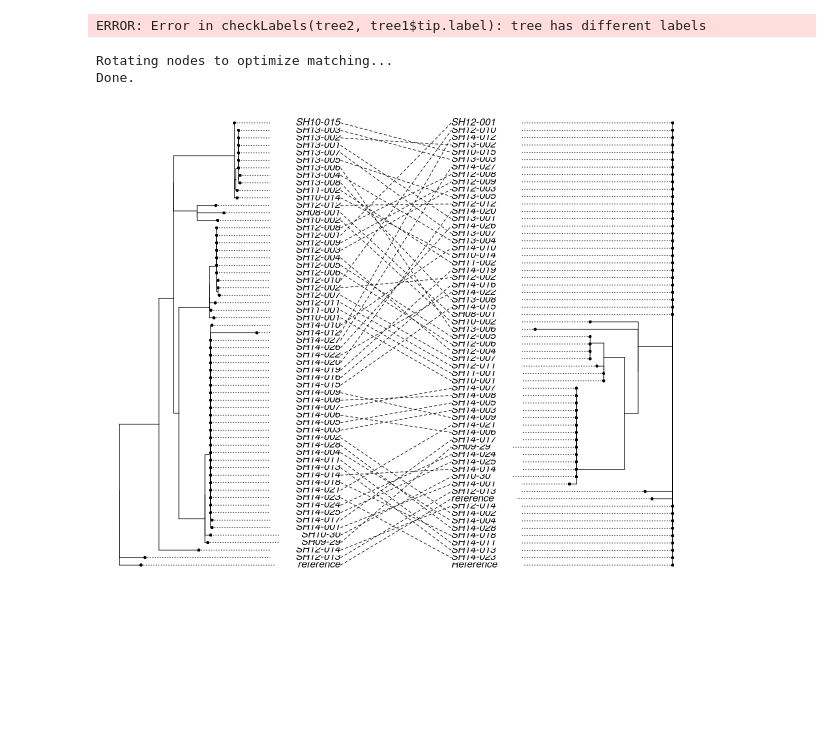
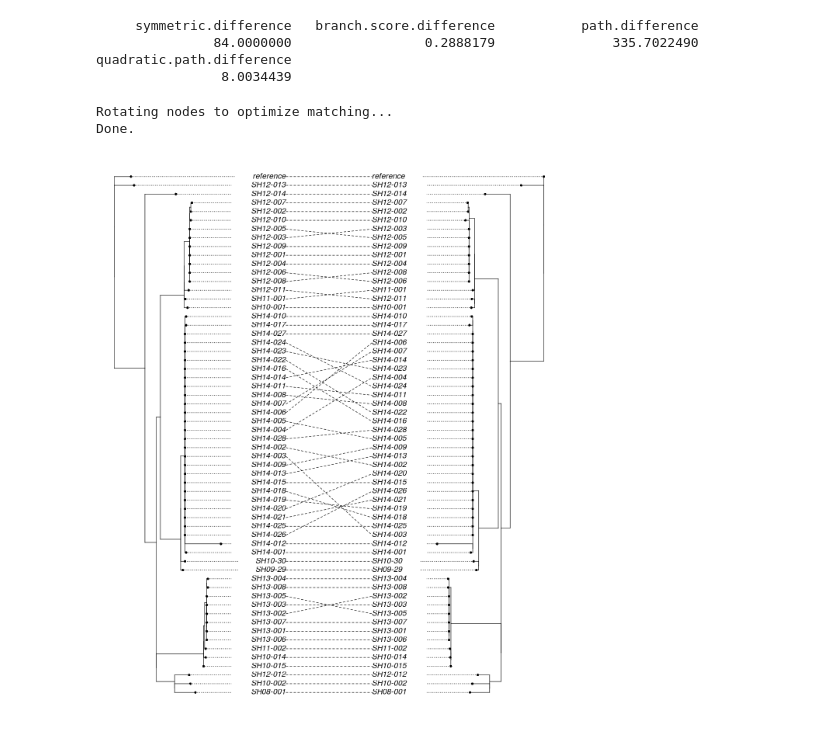
Before and after one commit to apetkau/thesis-data-simulation, a Jupyter notebook: jackalope/compare-trees.ipynb, the cells around one changed output. Drawn from its saved outputs; the diff is of its cells as text; code cells hidden in the pictures; blank space fills up the shorter version.

```diff
--- a/jackalope/compare-trees.ipynb
+++ b/jackalope/compare-trees.ipynb
@@ -8,7 +8,7 @@ t_orig <- read.tree(file="input/salmonella.tre")
 t_new <- read.tree(file="phylogeny/core.aln.treefile")
 
 t_orig <- root(t_orig, "reference", resolve.root=TRUE)
-t_new <- root(t_new, "Reference", resolve.root=TRUE)
+t_new <- root(t_new, "reference", resolve.root=TRUE)
 
 comparePhylo(t_orig, t_new, plot=TRUE)
 # %% [output]
@@ -18,12 +24,15 @@ ERROR: Error in file(file, "r"): cannot open the connection
 # %%
 treedist(t_orig, t_new, check.labels = TRUE)
 # %% [output]
-ERROR: Error in checkLabels(tree2, tree1$tip.label): tree has different labels
+     symmetric.difference   branch.score.difference           path.difference
+               84.0000000                 0.2888179               335.7022490
+quadratic.path.difference
+                8.0034439
 # %%
-options(repr.plot.width=10, repr.plot.height=8)
+options(repr.plot.width=10, repr.plot.height=12)
 
 plot(cophylo(t_orig, t_new, rotate=TRUE))
 # %% [output]
 Rotating nodes to optimize matching...
 Done.
-[figure, old version]
+[figure, new version]
```
Also changed, not shown: parts of 1 cell of this notebook, 2 other files.
